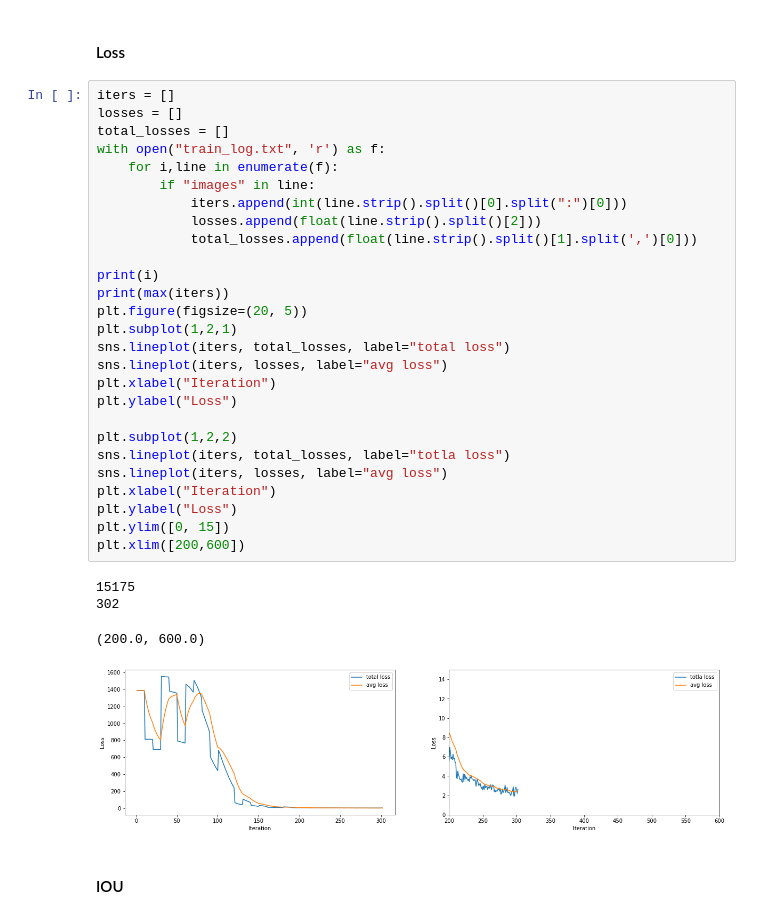
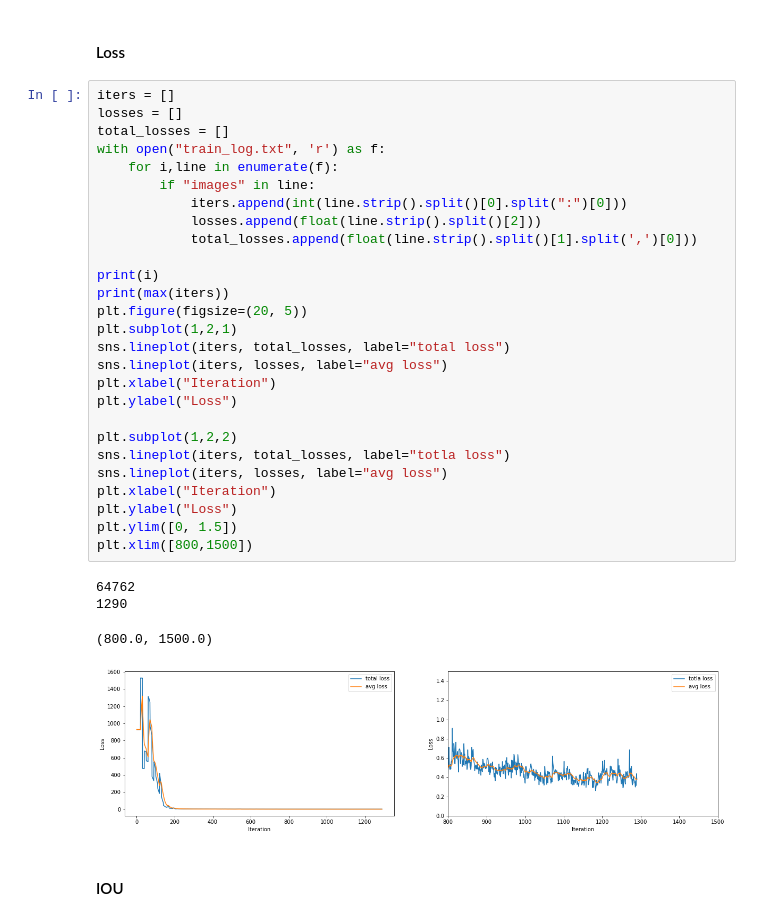
Before and after one commit to luisfarre/final_project_ih, a Jupyter notebook: 4.test.ipynb, the cells around one changed output. Cells and saved outputs as stored; diff of their text form.

```diff
--- a/4.test.ipynb
+++ b/4.test.ipynb
@@ -33,35 +33,35 @@ DATA_EXTENSION_FILE_PATH = os.path.join(CONFIG_PATH, 'ih_fp.data')
 # %%
 iters = []
 losses = []
 total_losses = []
 with open("train_log.txt", 'r') as f:
     for i,line in enumerate(f):
         if "images" in line:
             iters.append(int(line.strip().split()[0].split(":")[0]))
             losses.append(float(line.strip().split()[2]))
             total_losses.append(float(line.strip().split()[1].split(',')[0]))
 
 print(i)
 print(max(iters))
 plt.figure(figsize=(20, 5))
 plt.subplot(1,2,1)
 sns.lineplot(iters, total_losses, label="total loss")
 sns.lineplot(iters, losses, label="avg loss")
 plt.xlabel("Iteration")
 plt.ylabel("Loss")
 
 plt.subplot(1,2,2)
 sns.lineplot(iters, total_losses, label="totla loss")
 sns.lineplot(iters, losses, label="avg loss")
 plt.xlabel("Iteration")
 plt.ylabel("Loss")
-plt.ylim([0, 15])
-plt.xlim([200,600])
+plt.ylim([0, 1.5])
+plt.xlim([800,1500])
 # %% [output]
-15175
-302
+64762
+1290
-(200.0, 600.0)
+(800.0, 1500.0)
-[figure, old version]
+[figure, new version]
 # %% [markdown]
 #### IOU
 # %%
```
Also changed, not shown: parts of 30 cells of this notebook, 4 other files.
